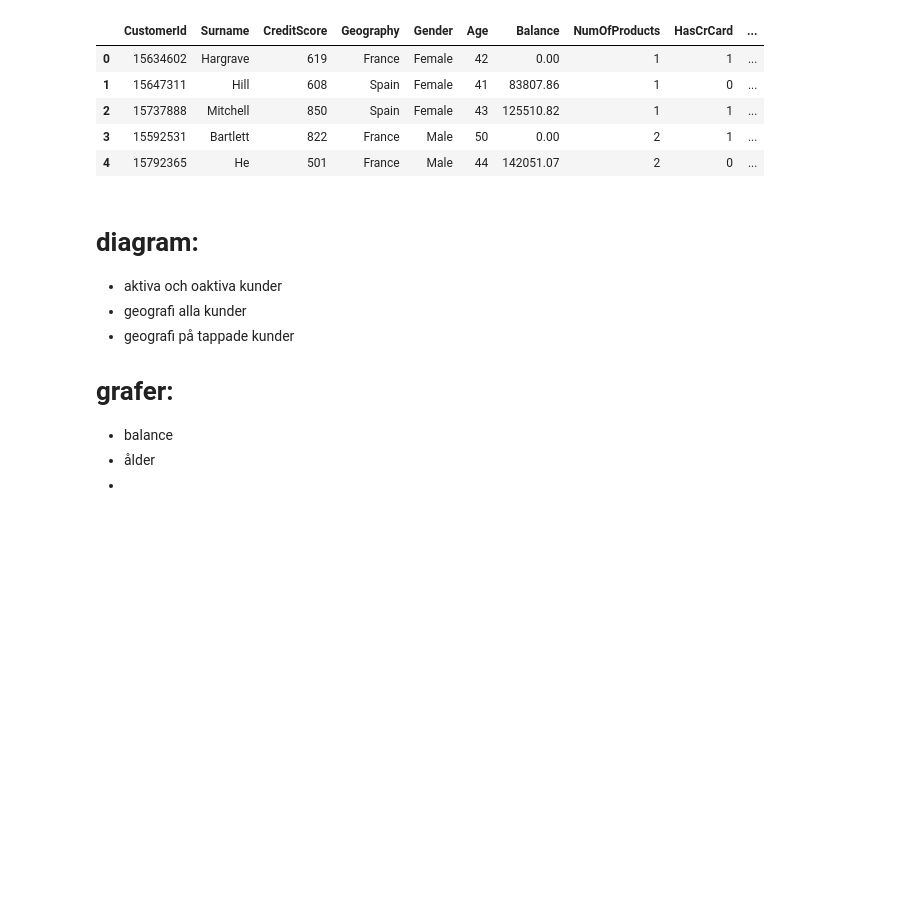
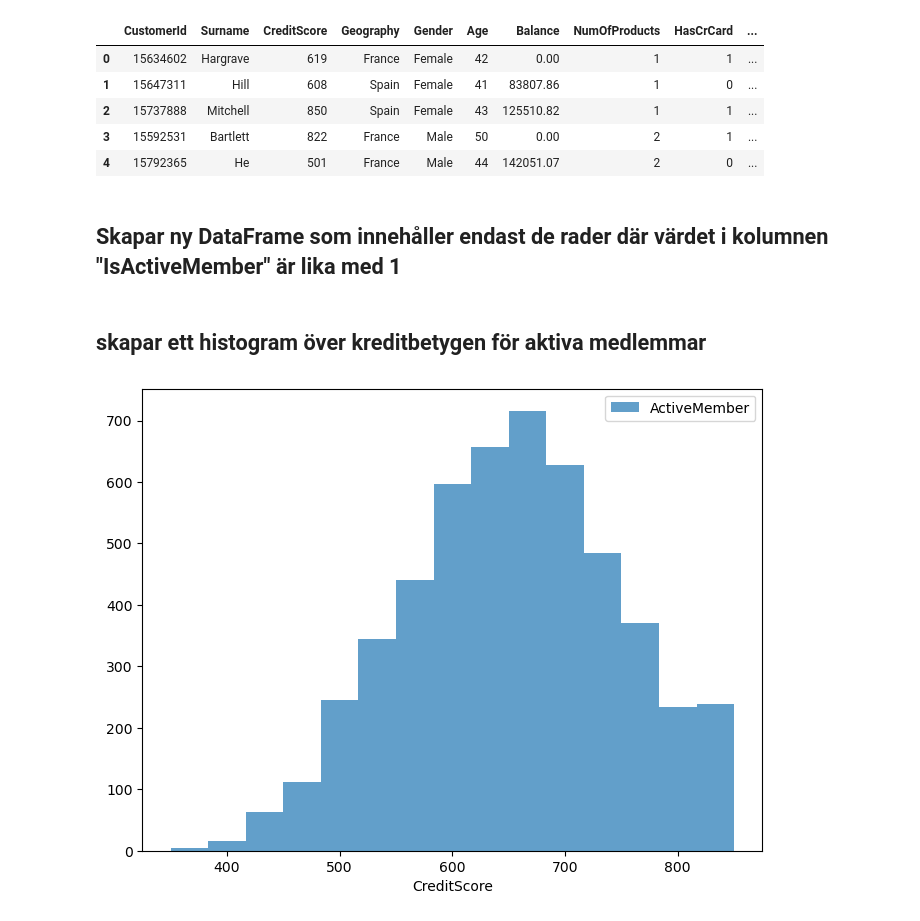
Before and after one commit to latifaAmini/gruppuppgift_girls, a Jupyter notebook: bank_data.ipynb, the cells around one changed output. Cells and saved outputs as stored; diff of their text form; code cells hidden in the pictures; blank space fills up the shorter version.

```diff
--- a/bank_data.ipynb
+++ b/bank_data.ipynb
@@ -215,13 +215,17 @@ ActiveMembers_clean.head()
 | 2 | 15737888 | Mitchell | 850 | Spain | Female | 43 | 125510.82 | 1 | 1 | ... |
 | 3 | 15592531 | Bartlett | 822 | France | Male | 50 | 0.00 | 2 | 1 | ... |
 | 4 | 15792365 | He | 501 | France | Male | 44 | 142051.07 | 2 | 0 | ... |
-# %% [markdown]
-# diagram:
-- aktiva och oaktiva kunder
-- geografi alla kunder
-- geografi på tappade kunder
-
-# grafer:
-- balance
-- ålder
--
+# %% [markdown]
+## Skapar ny DataFrame som innehåller endast de rader där värdet i kolumnen "IsActiveMember" är lika med 1
+# %%
+ActiveMember = df.loc[df["IsActiveMember"]==1]
+# %% [markdown]
+## skapar ett histogram över kreditbetygen för aktiva medlemmar
+# %%
+plt.figure(figsize=(8,6))
+plt.xlabel('CreditScore')
+plt.hist(ActiveMember["CreditScore"],bins=15, alpha=0.7, label='ActiveMember')
+plt.legend(loc='upper right')
+plt.show()
+# %% [output]
+[figure, added]
```
Also changed, not shown: 1 other file.
